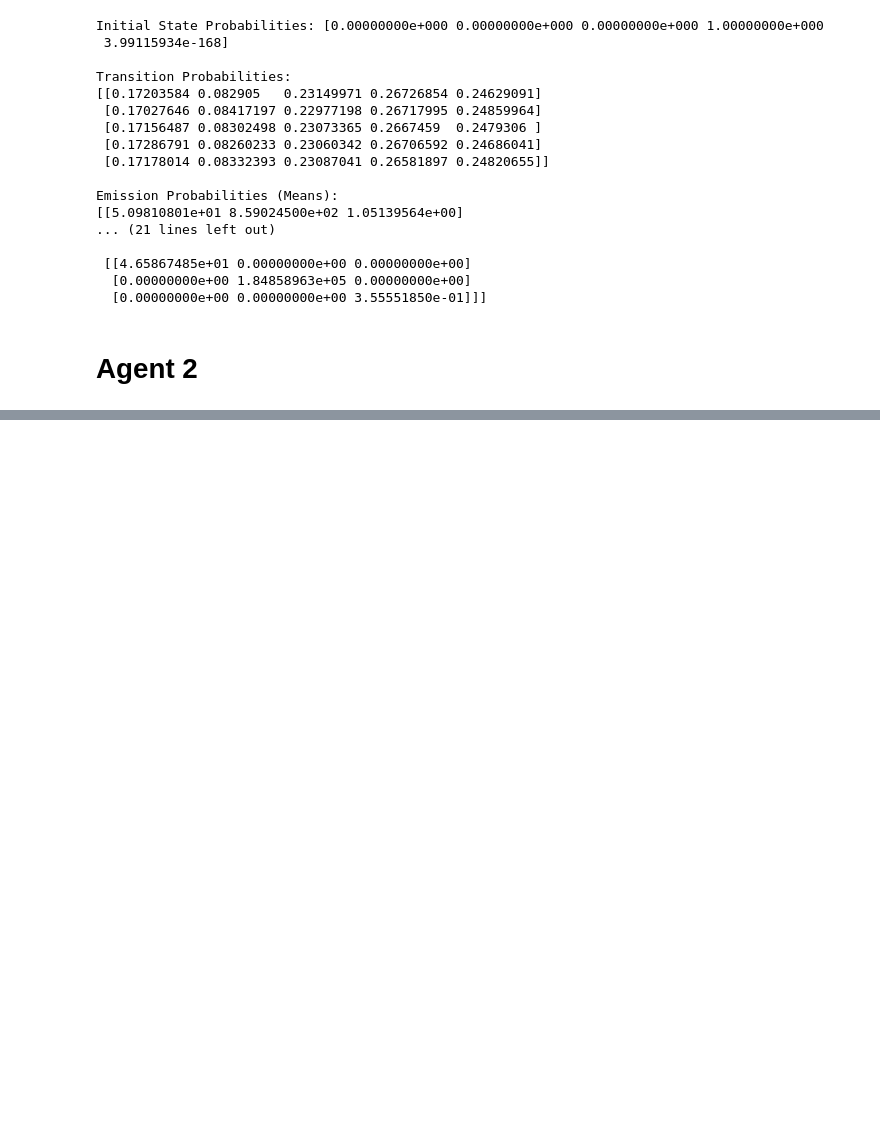
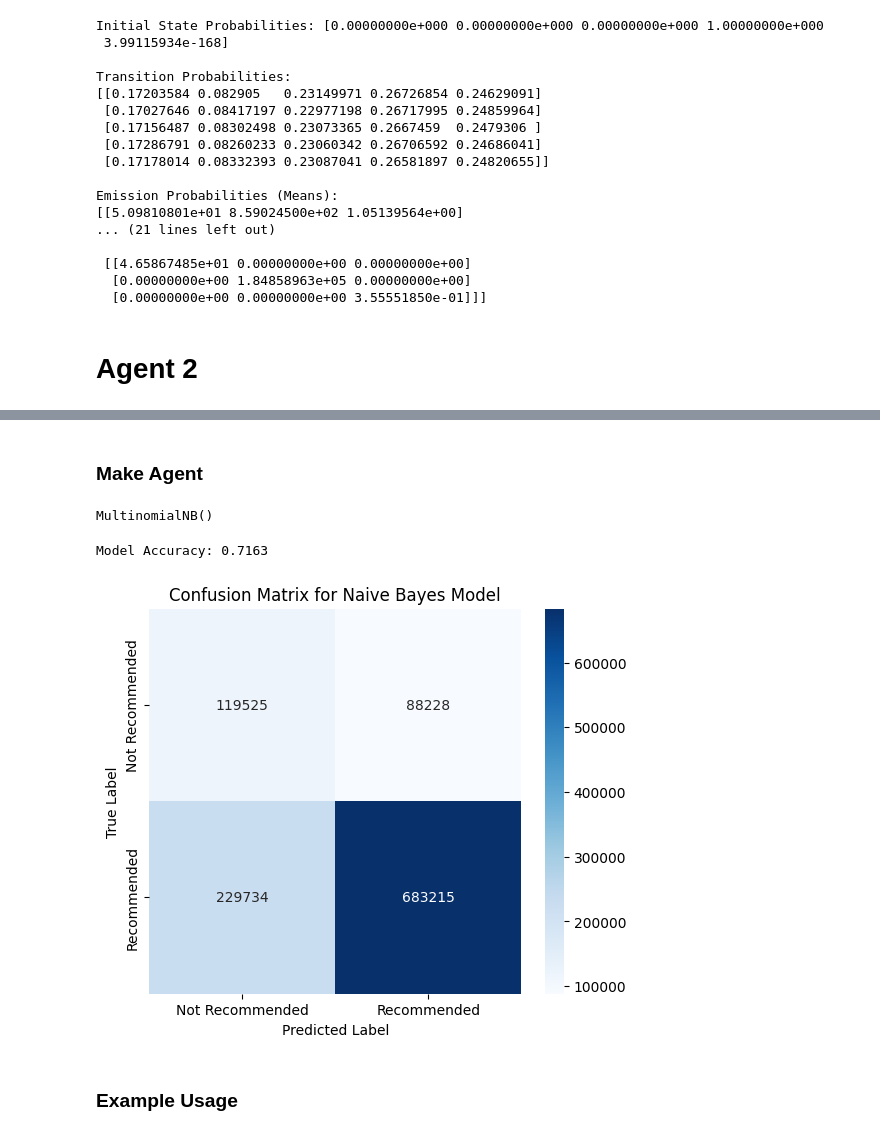
Before and after one commit to derricknguyen12/cse150a_project, a Jupyter notebook: proj.ipynb, the cells around one changed output, grey strips where cells are left out. Cells and saved outputs as stored; diff of their text form; code cells hidden in the pictures; blank space fills up the shorter version.

Commit message:
full model

```diff
--- a/proj.ipynb
+++ b/proj.ipynb
@@ -645,0 +809,54 @@ Emission Probabilities (Means):
+# %% [markdown]
+### Make Agent
+# %%
+# Preprocess the data
+processed_df = preprocess_data(merged_df)
+
+# Model Features
+features = ['is_free', 'review_ratio'] + \
+           [col for col in processed_df.columns if col.startswith('genre_')]
+
+for col in ['price_tier', 'playtime_tier']:
+    le = LabelEncoder()
+    processed_df[col] = le.fit_transform(processed_df[col])
+    features.append(col)
+
+
+X = processed_df[features]
+y = processed_df['is_recommended']
+
+# Split data for training and testing
+X_train, X_test, y_train, y_test = train_test_split(X, y, test_size=0.2, random_state=42)
+
+# Naive Bayes model
+nb_model = MultinomialNB()
+nb_model.fit(X_train, y_train)
+# %% [output]
+MultinomialNB()
+# %%
+from sklearn.metrics import accuracy_score
+from sklearn.metrics import accuracy_score, confusion_matrix
+
+# Make predictions on the test set
+y_pred = nb_model.predict(X_test)
+
+# Calculate accuracy
+accuracy = accuracy_score(y_test, y_pred)
+
+print(f"Model Accuracy: {accuracy:.4f}")
+
+# Create confusion matrix
+conf_matrix = confusion_matrix(y_test, y_pred)
+
+# Plot confusion matrix
+plt.figure(figsize=(6, 5))
+sns.heatmap(conf_matrix, annot=True, fmt="d", cmap="Blues", xticklabels=["Not Recommended", "Recommended"], yticklabels=["Not Recommended", "Recommended"])
+plt.xlabel("Predicted Label")
+plt.ylabel("True Label")
+plt.title("Confusion Matrix for Naive Bayes Model")
+plt.show()
+# %% [output]
+Model Accuracy: 0.7163
+[figure, added]
+# %% [markdown]
+### Example Usage
```
Also changed, not shown: parts of 22 cells of this notebook.
